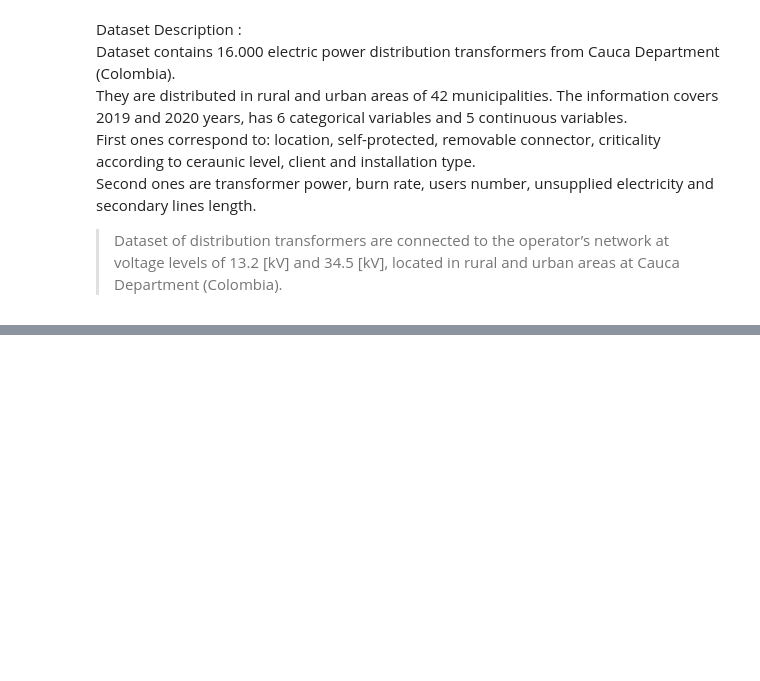
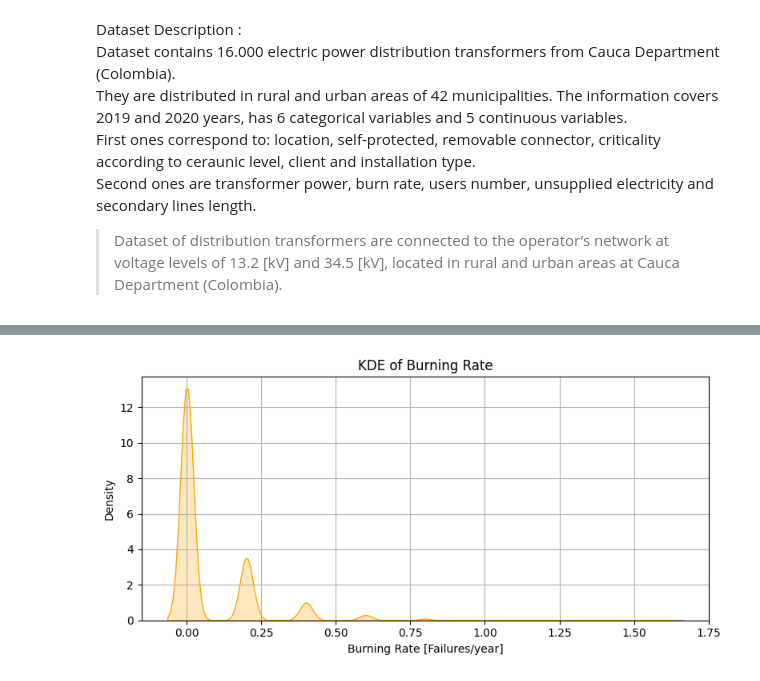
Before and after one commit to pawankalyan22k/Predictive-maintanance-of-Distribution-Transformers-, a Jupyter notebook: Predictive_Maintainance_of_Transformers.ipynb, the cells around one changed output, grey strips where cells are left out. Drawn from its saved outputs; the diff is of its cells as text; code cells hidden in the pictures; blank space fills up the shorter version.

```diff
--- a/Predictive_Maintainance_of_Transformers.ipynb
+++ b/Predictive_Maintainance_of_Transformers.ipynb
@@ -25,0 +233,14 @@ Second ones are transformer power, burn rate, users number, unsupplied electrici
+# %%
+import matplotlib.pyplot as plt
+import seaborn as sns
+
+# Plot KDE for smooth distribution
+plt.figure(figsize=(8, 4))
+sns.kdeplot(df_20['Burning rate  [Failures/year]'], shade=True, color='orange')
+plt.title('KDE of Burning Rate')
+plt.xlabel('Burning Rate [Failures/year]')
+plt.grid(True)
+plt.tight_layout()
+plt.show()
+# %% [output]
+[figure, added]
```
Also changed, not shown: parts of 49 cells of this notebook.
